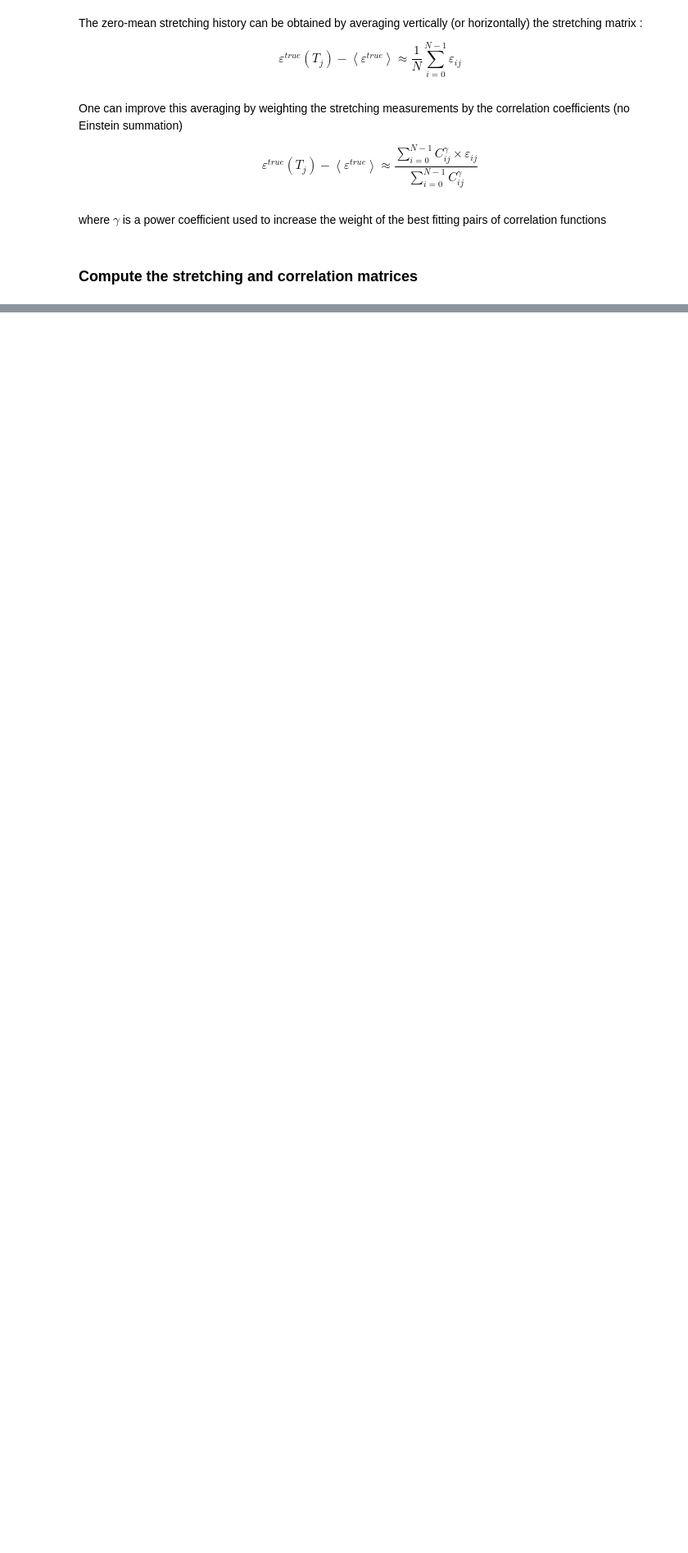
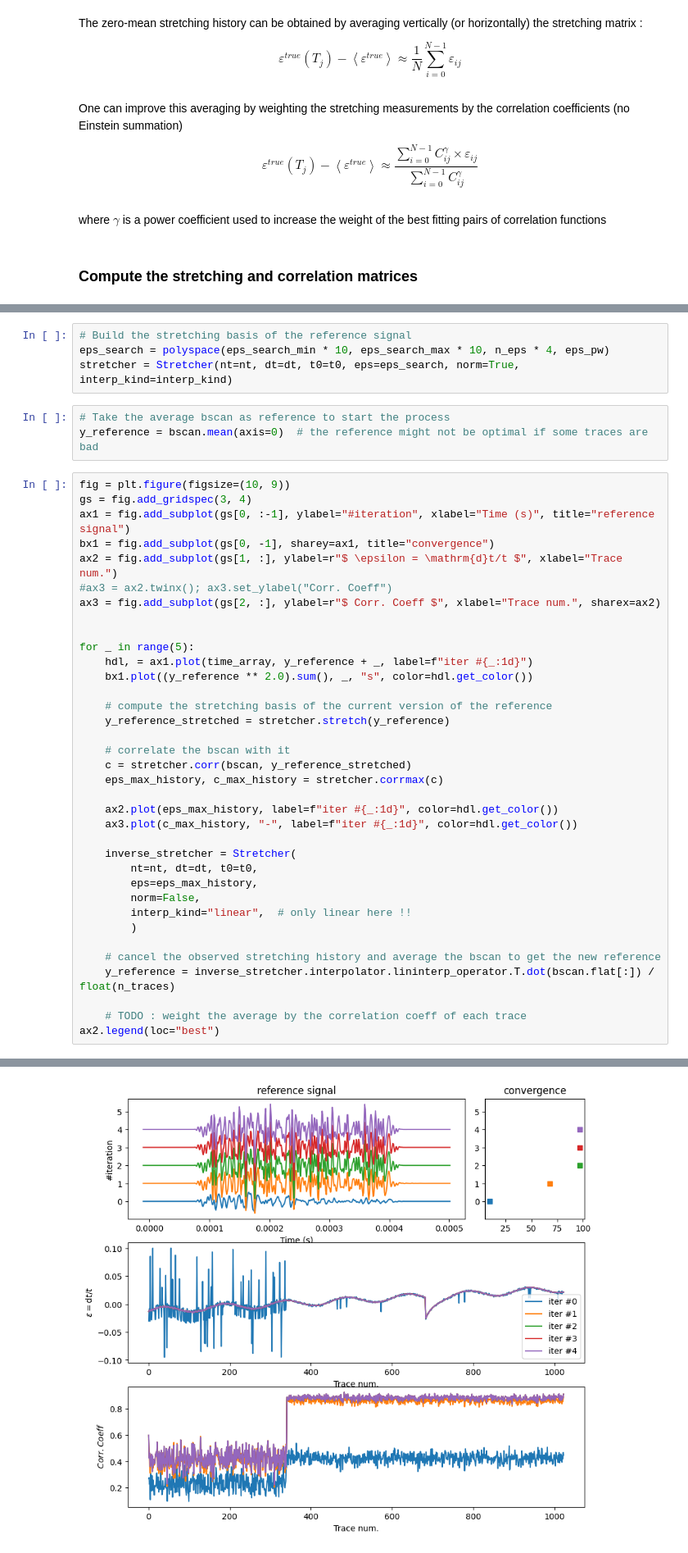
Before and after one commit to mlehujeur/coodddaaaa, a Jupyter notebook: examples/000_examples.ipynb, the cells around one changed output, grey strips where cells are left out. Shown at 82% size. Drawn from its saved outputs; the diff is of its cells as text; blank space fills up the shorter version.

```diff
--- a/examples/000_examples.ipynb
+++ b/examples/000_examples.ipynb
@@ -527,0 +589,44 @@ bx.set_ylabel(r'Stretching [%]');
+# %%
+# Build the stretching basis of the reference signal
+eps_search = polyspace(eps_search_min * 10, eps_search_max * 10, n_eps * 4, eps_pw)
+stretcher = Stretcher(nt=nt, dt=dt, t0=t0, eps=eps_search, norm=True, interp_kind=interp_kind)
+# %%
+# Take the average bscan as reference to start the process
+y_reference = bscan.mean(axis=0)  # the reference might not be optimal if some traces are bad
+# %%
+fig = plt.figure(figsize=(10, 9))
+gs = fig.add_gridspec(3, 4)
+ax1 = fig.add_subplot(gs[0, :-1], ylabel="#iteration", xlabel="Time (s)", title="reference signal")
+bx1 = fig.add_subplot(gs[0, -1], sharey=ax1, title="convergence")
+ax2 = fig.add_subplot(gs[1, :], ylabel=r"$ \epsilon = \mathrm{d}t/t $", xlabel="Trace num.")
+#ax3 = ax2.twinx(); ax3.set_ylabel("Corr. Coeff")
+ax3 = fig.add_subplot(gs[2, :], ylabel=r"$ Corr. Coeff $", xlabel="Trace num.", sharex=ax2)
+
+
+for _ in range(5):
+    hdl, = ax1.plot(time_array, y_reference + _, label=f"iter #{_:1d}")
+    bx1.plot((y_reference ** 2.0).sum(), _, "s", color=hdl.get_color())
+
+    # compute the stretching basis of the current version of the reference
+    y_reference_stretched = stretcher.stretch(y_reference)
+
+    # correlate the bscan with it
+    c = stretcher.corr(bscan, y_reference_stretched)
+    eps_max_history, c_max_history = stretcher.corrmax(c)
+
+    ax2.plot(eps_max_history, label=f"iter #{_:1d}", color=hdl.get_color())
+    ax3.plot(c_max_history, "-", label=f"iter #{_:1d}", color=hdl.get_color())
+
+    inverse_stretcher = Stretcher(
+        nt=nt, dt=dt, t0=t0,
+        eps=eps_max_history,
+        norm=False,
+        interp_kind="linear",  # only linear here !!
+        )
+
+    # cancel the observed stretching history and average the bscan to get the new reference
+    y_reference = inverse_stretcher.interpolator.lininterp_operator.T.dot(bscan.flat[:]) / float(n_traces)
+
+    # TODO : weight the average by the correlation coeff of each trace
+ax2.legend(loc="best")
+# %% [output]
@@ -527,0 +634 @@ bx.set_ylabel(r'Stretching [%]');
+[figure, added]
```
Also changed, not shown: parts of 23 cells of this notebook.
